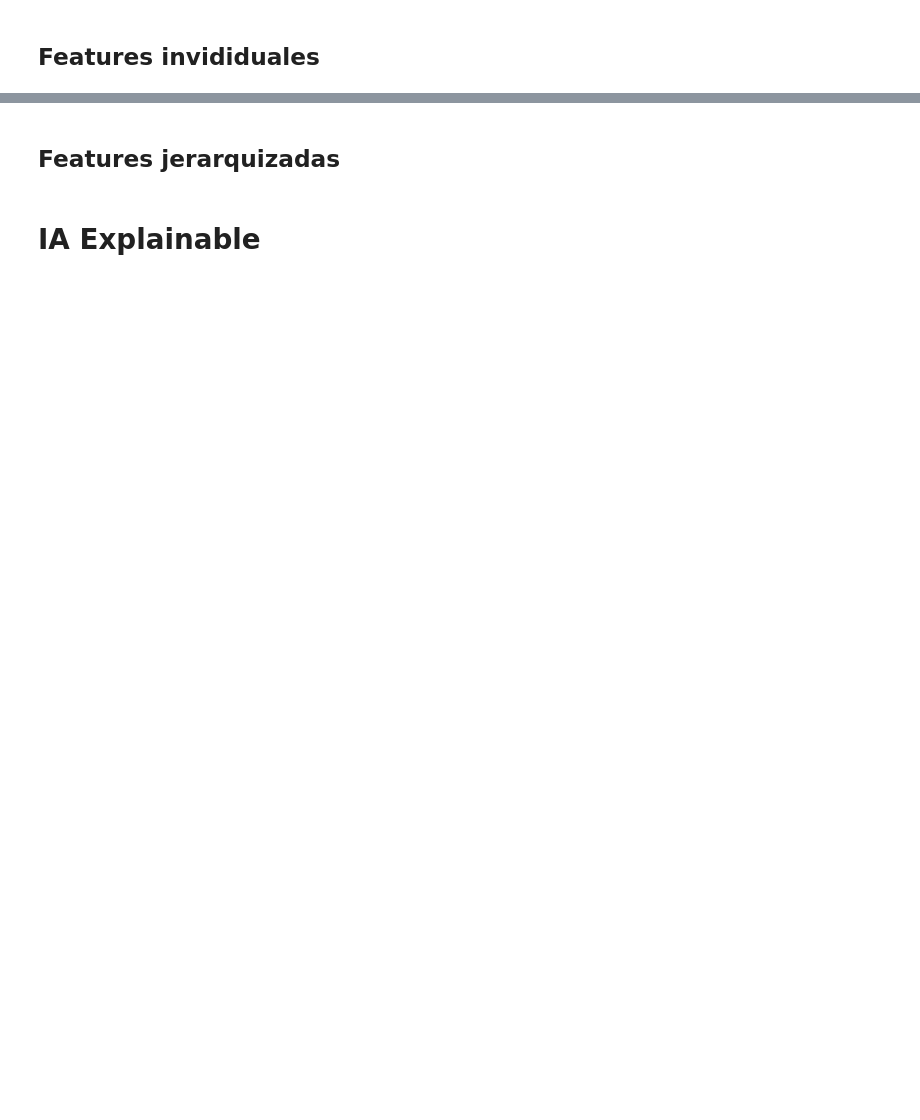
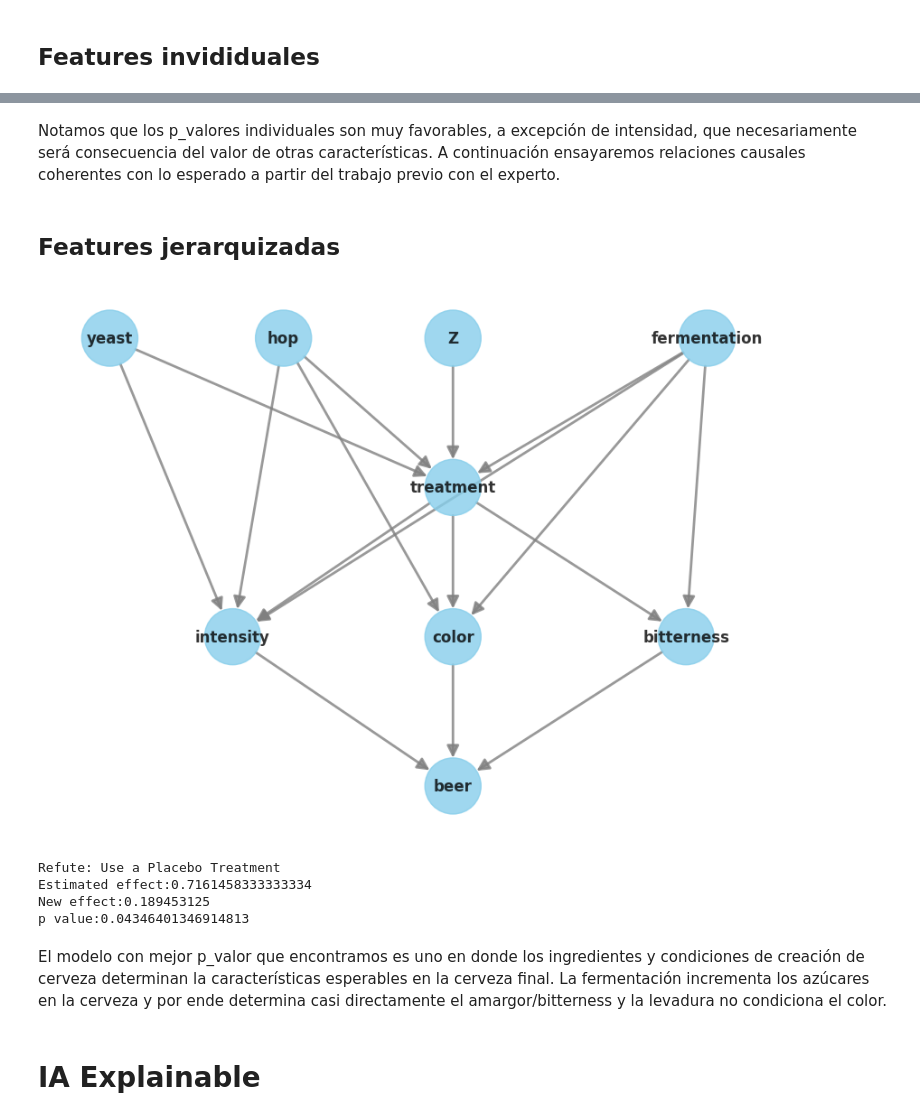
Before and after one commit to guidobotta/Fallas-2, a Jupyter notebook: Notebooks/causal_inference.ipynb, the cells around one changed output, grey strips where cells are left out. Cells and saved outputs as stored; diff of their text form; code cells hidden in the pictures; blank space fills up the shorter version.

```diff
--- a/Notebooks/causal_inference.ipynb
+++ b/Notebooks/causal_inference.ipynb
@@ -228,8 +275,10 @@ for k in l.keys():
+# %% [markdown]
+Notamos que los p_valores individuales son muy favorables, a excepción de intensidad, que necesariamente será consecuencia del valor de otras características. A continuación ensayaremos relaciones causales coherentes con lo esperado a partir del trabajo previo con el experto.
 # %% [markdown]
 ## Features jerarquizadas
 # %%
 target_df = result_df.copy()
-target_df['treatment'] = (target_df['intensity'] != 0) & (target_df['fermentation'] != 0) & (target_df['color'] != 0)
+target_df['treatment'] = (target_df['hop'] != 0) & (target_df['fermentation'] != 0) & (target_df['yeast'] != 0)
 causal_graph = """digraph {
                     hop;
                     fermentation;
@@ -243,35 +292,40 @@ causal_graph = """digraph {
 
                     intensity->beer;
                     color->beer;
                     bitterness->beer;
 
                     Z->treatment;
                     hop->intensity;
                     yeast->intensity;
                     fermentation->intensity;
 
                     hop->color;
-                    yeast->color;
                     fermentation->color;
 
-                    hop->bitterness;
-                    yeast->bitterness;
                     fermentation->bitterness;
 
                     hop->treatment;
                     yeast->treatment;
                     fermentation->treatment;
 
                     treatment->bitterness;
                     treatment->color;
                     treatment->intensity;
                 }
                """
 model = dowhy.CausalModel(data=target_df,
                           graph=causal_graph.replace("\n", " "),
                           treatment="treatment",
                           outcome="beer")
 model.view_model()
 print(refute_model(model))
+# %% [output]
+[figure, added]
+Refute: Use a Placebo Treatment
+Estimated effect:0.7161458333333334
+New effect:0.189453125
+p value:0.04346401346914813
+# %% [markdown]
+El modelo con mejor p_valor que encontramos es uno en donde los ingredientes y condiciones de creación de cerveza determinan la características esperables en la cerveza final. La fermentación incrementa los azúcares en la cerveza y por ende determina casi directamente el amargor/bitterness y la levadura no condiciona el color.
 # %% [markdown]
 # IA Explainable
```
Also changed, not shown: parts of 26 cells of this notebook.
